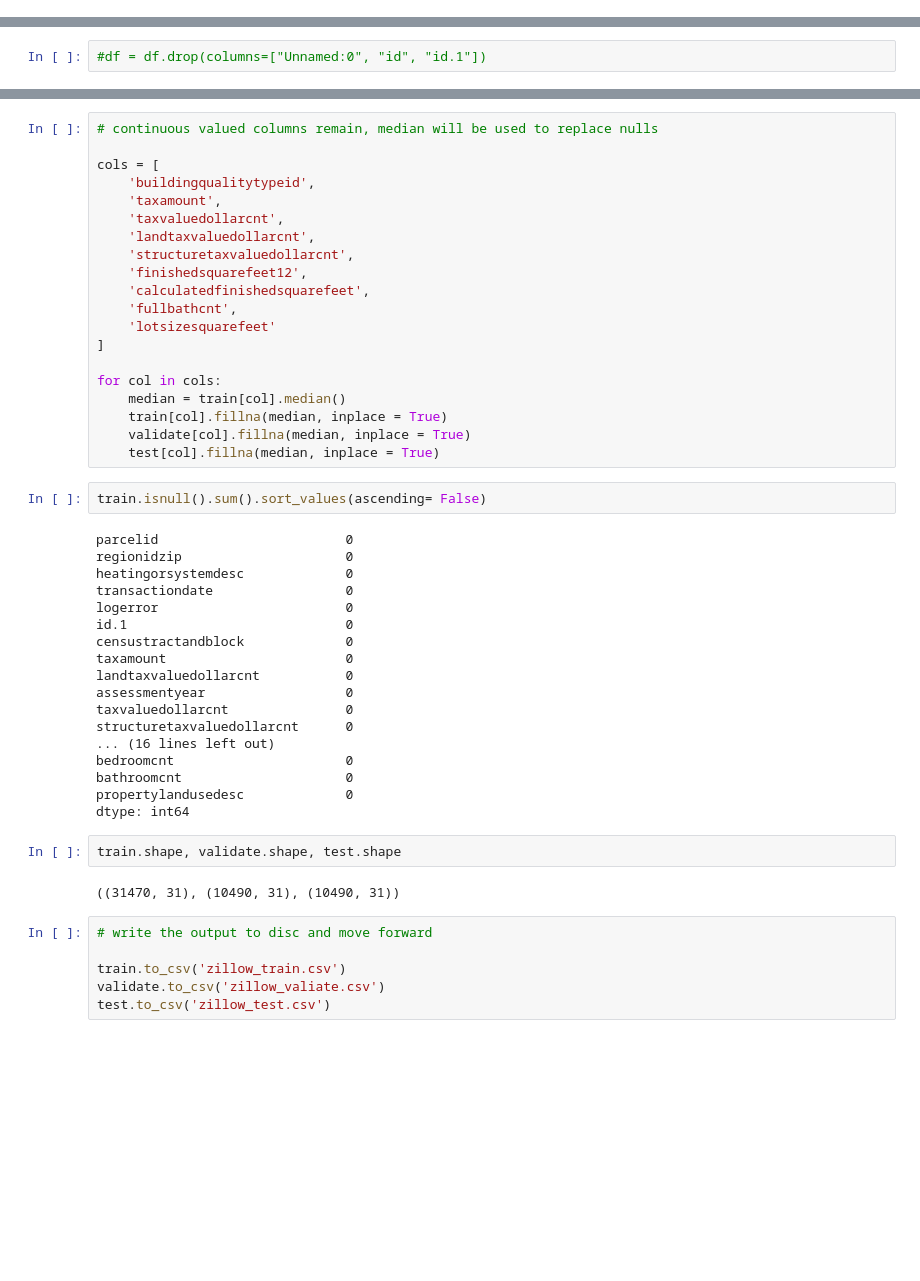
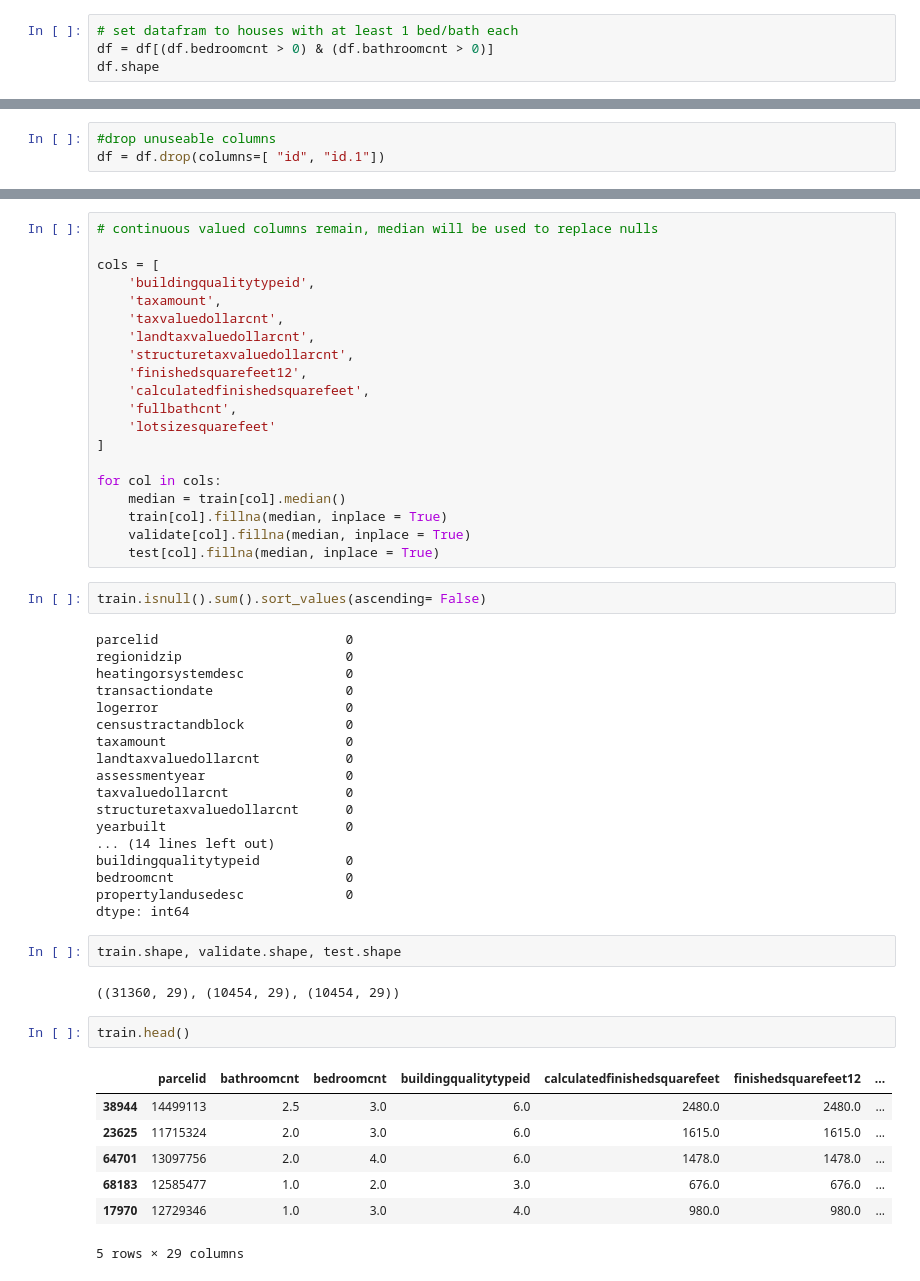
Before and after one commit to MatthewL09/clustering-exercises, a Jupyter notebook: wrangle_zillow.ipynb, the cells around one changed output, grey strips where cells are left out. Saved outputs shown, nothing was run; the diff lists cells and outputs as text; blank space fills up the shorter version.

```diff
--- a/wrangle_zillow.ipynb
+++ b/wrangle_zillow.ipynb
@@ -192,0 +202,4 @@ df.unitcnt.isnull().sum()
+# %%
+# set datafram to houses with at least 1 bed/bath each
+df = df[(df.bedroomcnt > 0) & (df.bathroomcnt > 0)]
+df.shape
@@ -236,2 +246,3 @@ df.columns.tolist()
 # %%
-#df = df.drop(columns=["Unnamed:0", "id", "id.1"])
+#drop unuseable columns
+df = df.drop(columns=[ "id", "id.1"])
@@ -388,25 +400,29 @@ regionidzip                     0
 heatingorsystemdesc             0
 transactiondate                 0
 logerror                        0
-id.1                            0
 censustractandblock             0
 taxamount                       0
 landtaxvaluedollarcnt           0
 assessmentyear                  0
 taxvaluedollarcnt               0
 structuretaxvaluedollarcnt      0
-... (16 lines left out)
+yearbuilt                       0
+... (14 lines left out)
+buildingqualitytypeid           0
 bedroomcnt                      0
-bathroomcnt                     0
 propertylandusedesc             0
 dtype: int64
 # %%
 train.shape, validate.shape, test.shape
 # %% [output]
-((31470, 31), (10490, 31), (10490, 31))
+((31360, 29), (10454, 29), (10454, 29))
-# %%
-# write the output to disc and move forward
-
-train.to_csv('zillow_train.csv')
-validate.to_csv('zillow_valiate.csv')
-test.to_csv('zillow_test.csv')
+# %%
+train.head()
+# %% [output]
+|  | parcelid | bathroomcnt | bedroomcnt | buildingqualitytypeid | calculatedfinishedsquarefeet | finishedsquarefeet12 | ... |
+| 38944 | 14499113 | 2.5 | 3.0 | 6.0 | 2480.0 | 2480.0 | ... |
+| 23625 | 11715324 | 2.0 | 3.0 | 6.0 | 1615.0 | 1615.0 | ... |
+| 64701 | 13097756 | 2.0 | 4.0 | 6.0 | 1478.0 | 1478.0 | ... |
+| 68183 | 12585477 | 1.0 | 2.0 | 3.0 | 676.0 | 676.0 | ... |
+| 17970 | 12729346 | 1.0 | 3.0 | 4.0 | 980.0 | 980.0 | ... |
+5 rows × 29 columns
```
Also changed, not shown: parts of 27 cells of this notebook, 1 other file.
